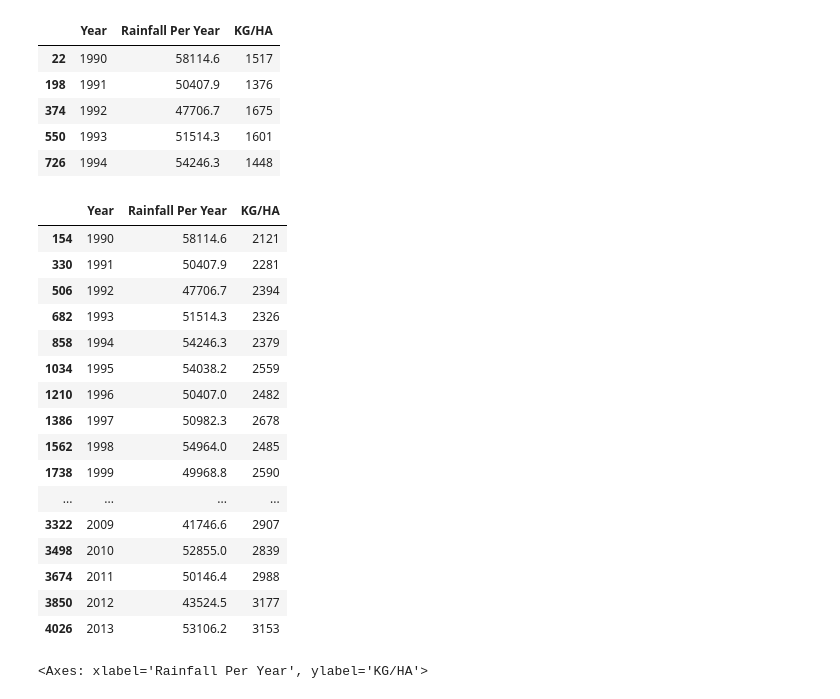
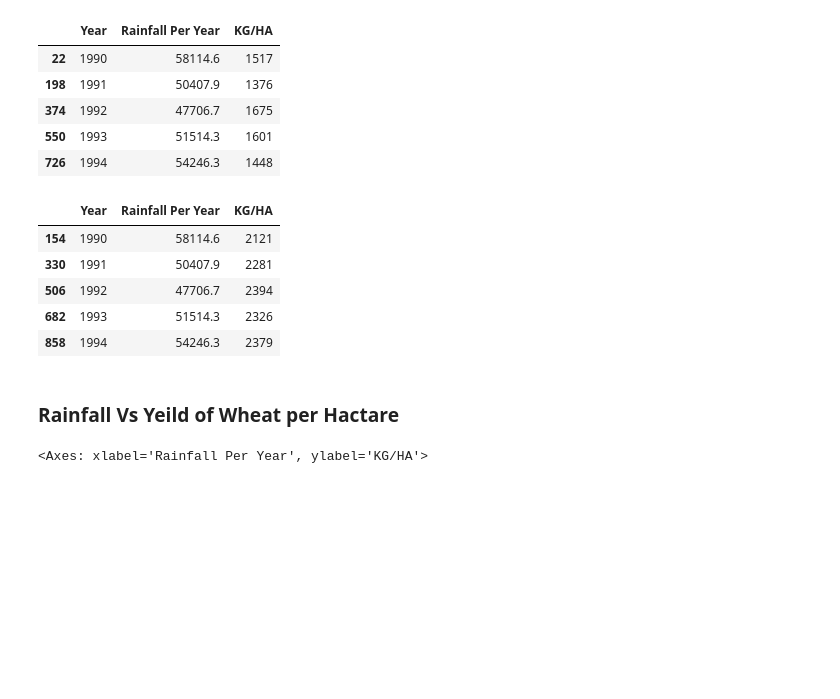
Before and after one commit to rajat-jkg/crop-price-prediction, a Jupyter notebook: DataSets/EDA.ipynb, the cells around one changed output. Drawn from its saved outputs; the diff is of its cells as text; code cells hidden in the pictures; blank space fills up the shorter version.

```diff
--- a/DataSets/EDA.ipynb
+++ b/DataSets/EDA.ipynb
@@ -93,25 +89,16 @@ maizeData.head()
 | 550 | 1993 | 51514.3 | 1601 |
 | 726 | 1994 | 54246.3 | 1448 |
 # %%
-wheatData
+wheatData.head()
 # %% [output]
 |  | Year | Rainfall Per Year | KG/HA |
 | 154 | 1990 | 58114.6 | 2121 |
 | 330 | 1991 | 50407.9 | 2281 |
 | 506 | 1992 | 47706.7 | 2394 |
 | 682 | 1993 | 51514.3 | 2326 |
 | 858 | 1994 | 54246.3 | 2379 |
-| 1034 | 1995 | 54038.2 | 2559 |
-| 1210 | 1996 | 50407.0 | 2482 |
-| 1386 | 1997 | 50982.3 | 2678 |
-| 1562 | 1998 | 54964.0 | 2485 |
-| 1738 | 1999 | 49968.8 | 2590 |
-| ... | ... | ... | ... |
-| 3322 | 2009 | 41746.6 | 2907 |
-| 3498 | 2010 | 52855.0 | 2839 |
-| 3674 | 2011 | 50146.4 | 2988 |
-| 3850 | 2012 | 43524.5 | 3177 |
-| 4026 | 2013 | 53106.2 | 3153 |
+# %% [markdown]
+### Rainfall Vs Yeild of Wheat per Hactare
 # %%
 wheatData.plot(x='Rainfall Per Year', y='KG/HA', kind='scatter')
 # %% [output]
```
Also changed, not shown: parts of 8 cells of this notebook, 1 other file.
